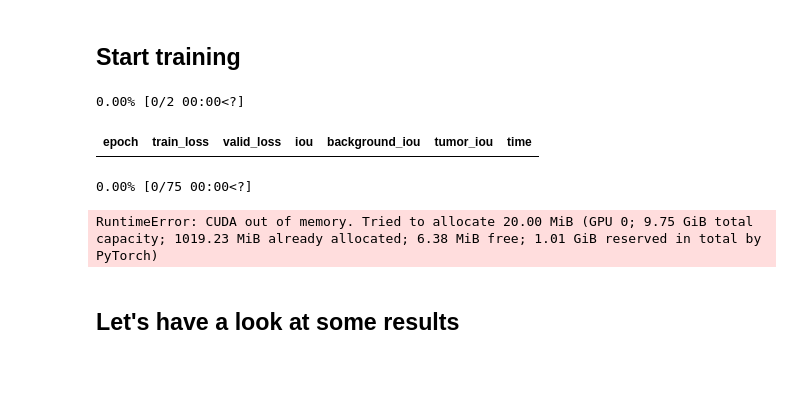
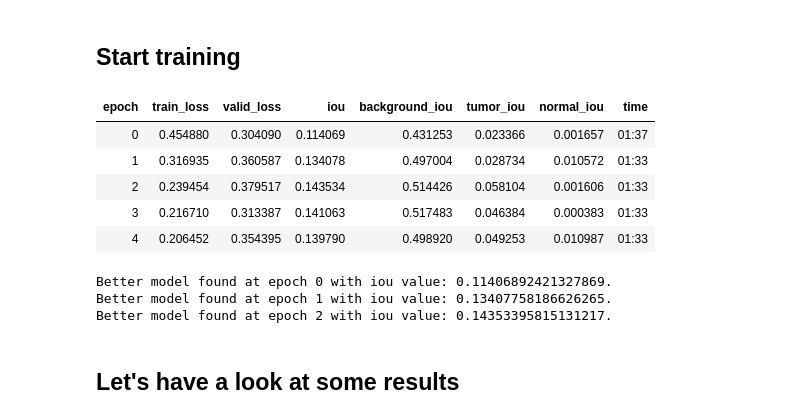
Before and after one commit to llloretta/CanineMammaryTumorGrading, a Jupyter notebook: segmentation/segmentation_training.ipynb, the cells around one changed output. Drawn from its saved outputs; the diff is of its cells as text; code cells hidden in the pictures; blank space fills up the shorter version.

```diff
--- a/segmentation/segmentation_training.ipynb
+++ b/segmentation/segmentation_training.ipynb
@@ -174,13 +113,18 @@ up_cb = UpdateProbabilitiesCallback(learn, train_files)
 # %% [markdown]
 ## Start training
 # %%
-learn.fit_one_cycle(2, lr,  callbacks=[SaveModelCallback(learn, every='improvement', monitor='iou',name='segmentation_learner'),up_cb])
+learn.fit_one_cycle(5, lr,  callbacks=[SaveModelCallback(learn, every='improvement', monitor='iou',name='segmentation_learner'),up_cb])
 #Problem list index out of range-> eventuell weil bei einem Bild die Labels fehlen ? - Ja
 # %% [output]
+| epoch | train_loss | valid_loss | iou | background_iou | tumor_iou | normal_iou | time |
+| 0 | 0.454880 | 0.304090 | 0.114069 | 0.431253 | 0.023366 | 0.001657 | 01:37 |
+| 1 | 0.316935 | 0.360587 | 0.134078 | 0.497004 | 0.028734 | 0.010572 | 01:33 |
+| 2 | 0.239454 | 0.379517 | 0.143534 | 0.514426 | 0.058104 | 0.001606 | 01:33 |
+| 3 | 0.216710 | 0.313387 | 0.141063 | 0.517483 | 0.046384 | 0.000383 | 01:33 |
+| 4 | 0.206452 | 0.354395 | 0.139790 | 0.498920 | 0.049253 | 0.010987 | 01:33 |
-0.00% [0/2 00:00<?]
+Better model found at epoch 0 with iou value: 0.11406892421327869.
+Better model found at epoch 1 with iou value: 0.13407758186626265.
+Better model found at epoch 2 with iou value: 0.14353395815131217.
-| epoch | train_loss | valid_loss | iou | background_iou | tumor_iou | time |
-0.00% [0/75 00:00<?]
-RuntimeError: CUDA out of memory. Tried to allocate 20.00 MiB (GPU 0; 9.75 GiB total capacity; 1019.23 MiB already allocated; 6.38 MiB free; 1.01 GiB reserved in total by PyTorch)
 # %% [markdown]
 ## Let's have a look at some results
 # %%
```
Also changed, not shown: parts of 9 cells of this notebook, 4 other files.
